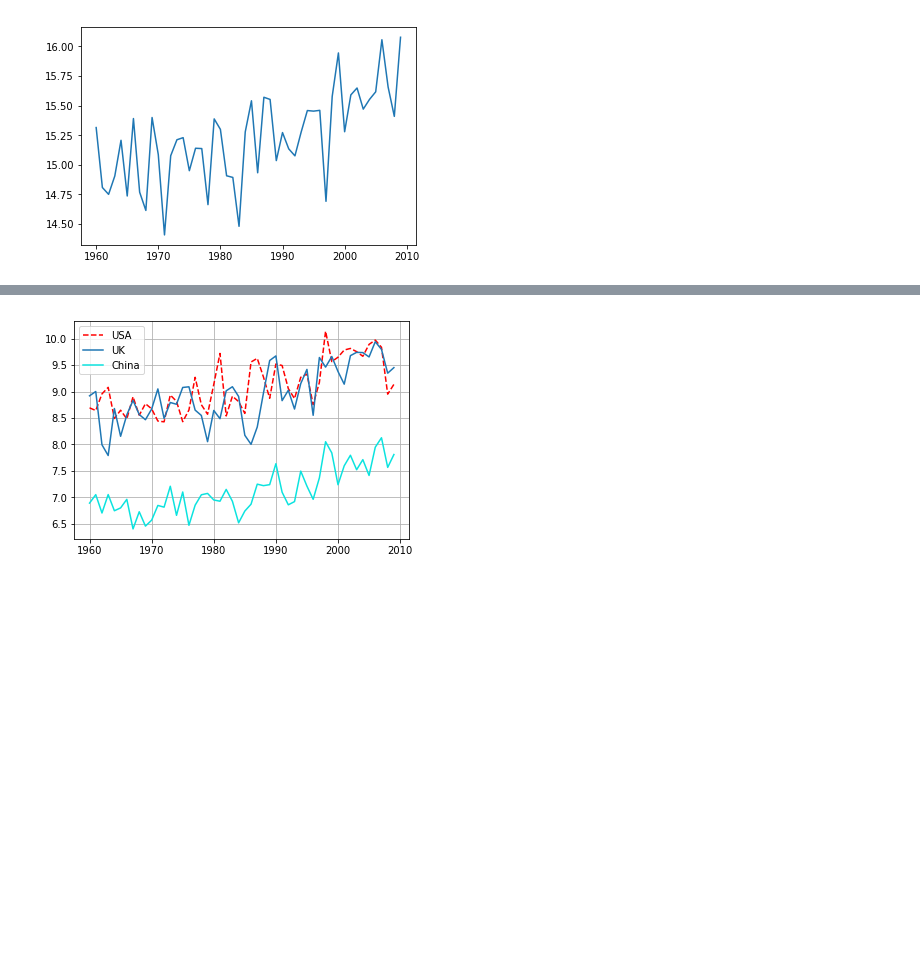
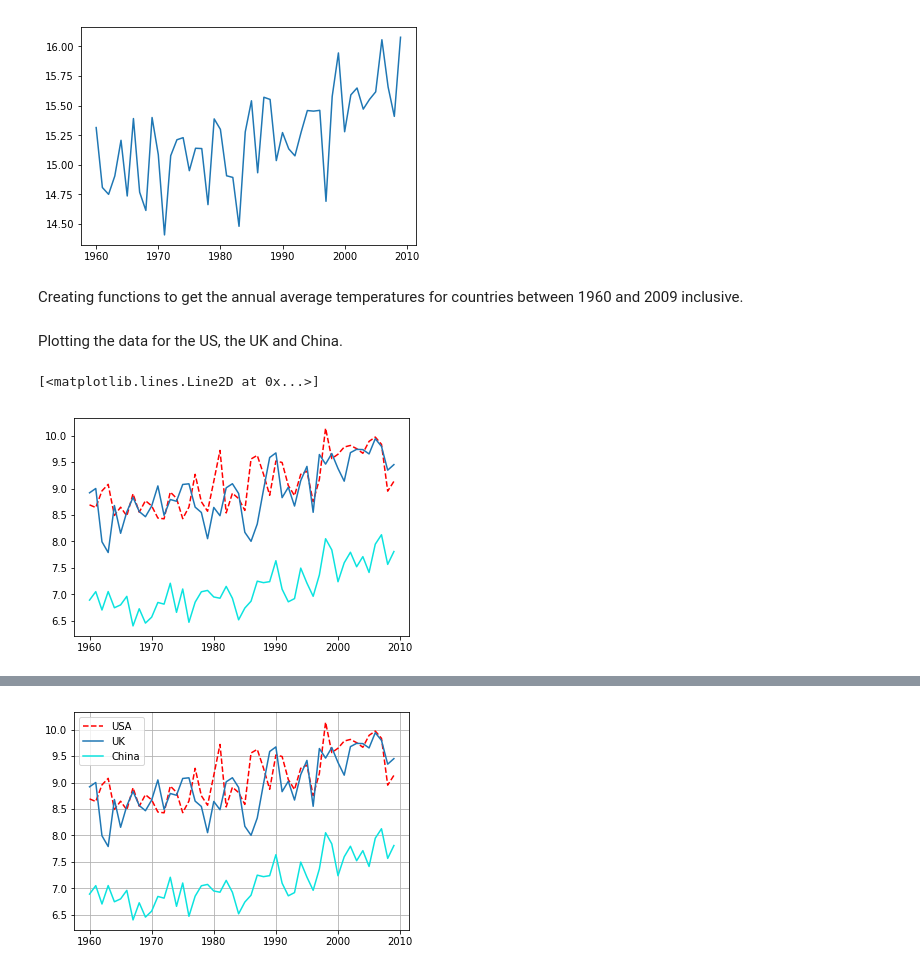
Before and after one commit to bajracharya-kshitij/matplotlib, a Jupyter notebook: Matplotlib.ipynb, the cells around one changed output, grey strips where cells are left out. Cells and saved outputs as stored; diff of their text form; code cells hidden in the pictures; blank space fills up the shorter version.

```diff
--- a/Matplotlib.ipynb
+++ b/Matplotlib.ipynb
@@ -498,6 +710,8 @@ plt.plot(df_nepal_annual['year'],df_nepal_annual['avg_temp'])
 # %% [output]
 [<matplotlib.lines.Line2D at 0x...>]
 [figure]
+# %% [markdown]
+Creating functions to get the annual average temperatures for countries between 1960 and 2009 inclusive.
 # %%
 def getDataForCountry(df,countryName):
     df_country = df[df['Country']==countryName]
@@ -515,3 +729,20 @@ def getAvgTempByYear(df):
     df_annual['year'] = year
     df_annual['avg_temp'] = avg_temp
     return df_annual
+# %% [markdown]
+Plotting the data for the US, the UK and China.
+# %%
+df_usa = getDataForCountry(df,'United States')
+df_usa = getAvgTempByYear(df_usa)
+plt.plot(df_usa['year'],df_usa['avg_temp'],'r--')
+
+df_uk = getDataForCountry(df,'United Kingdom')
+df_uk = getAvgTempByYear(df_uk)
+plt.plot(df_uk['year'],df_uk['avg_temp'])
+
+df_china = getDataForCountry(df,'China')
+df_china = getAvgTempByYear(df_china)
+plt.plot(df_china['year'],df_china['avg_temp'],'#0be3df')
+# %% [output]
+[<matplotlib.lines.Line2D at 0x...>]
+[figure, added]
```
Also changed, not shown: parts of 81 cells of this notebook, 1 other file.
